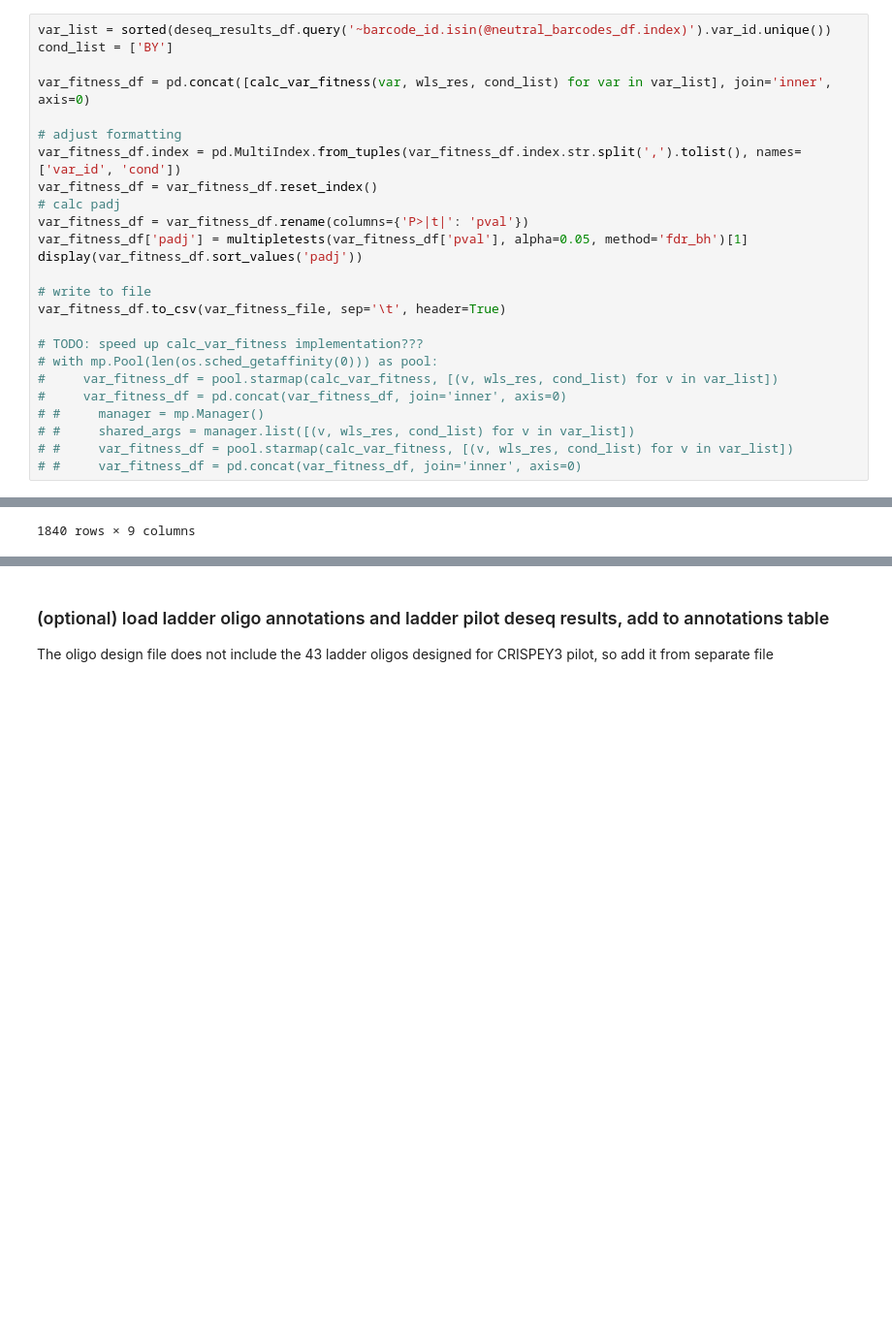
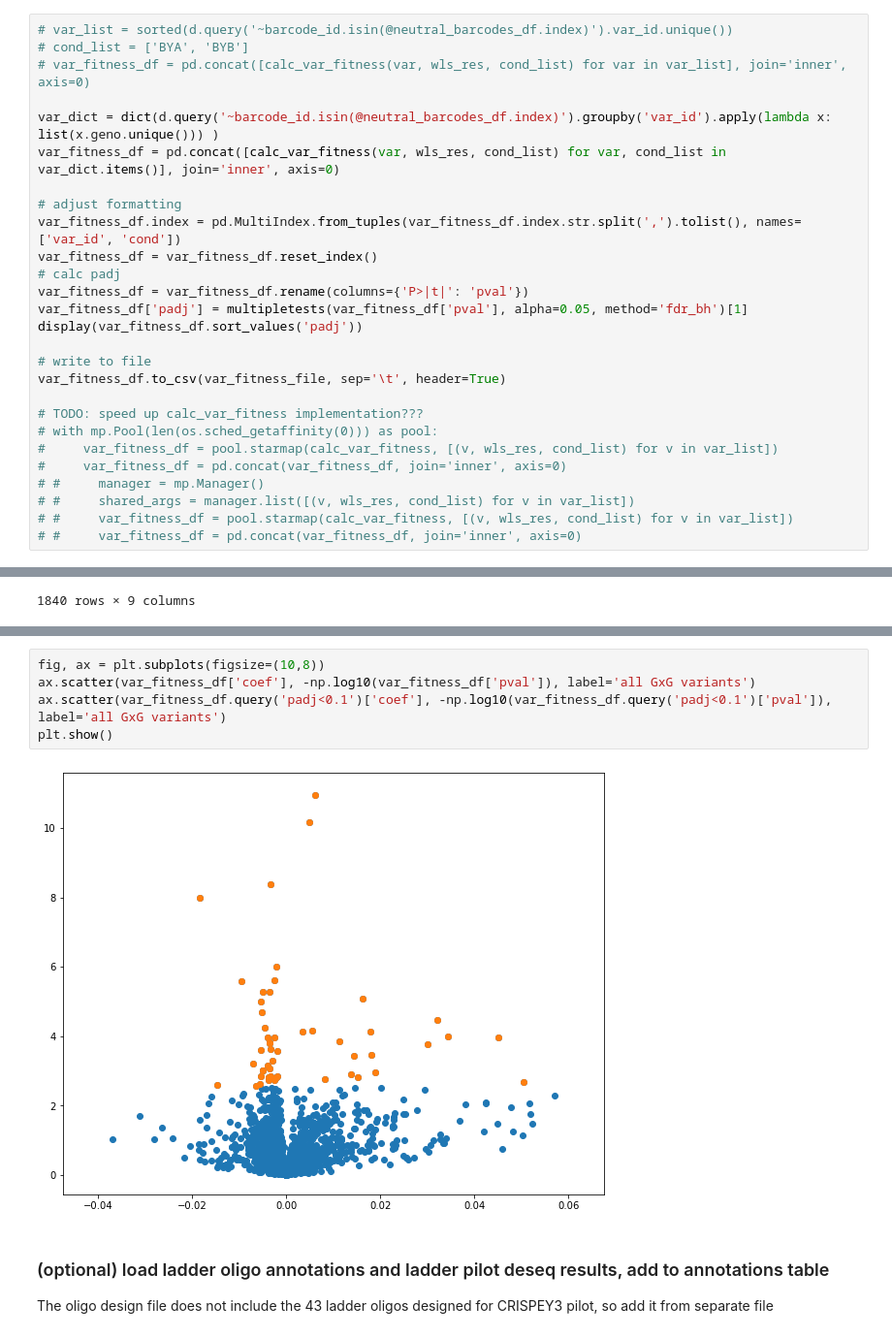
Before and after one commit to roy-ang/crispey3-epistasis, a Jupyter notebook: notebooks/analysis/crispey3-measure-fitness.ipynb, the cells around one changed output, grey strips where cells are left out. Shown: that part at 97% size. Drawn from its saved outputs; the diff is of its cells as text; blank space fills up the shorter version.

Commit message:
added var fitness and gxg interaction calc code

```diff
--- a/notebooks/analysis/crispey3-measure-fitness.ipynb
+++ b/notebooks/analysis/crispey3-measure-fitness.ipynb
@@ -360,10 +360,12 @@ def calc_cond_interactions(v, lm, conditions, alpha=0.05):
     # apply ttest and return result
     return lm.t_test(hyp).summary_frame(alpha=alpha, xname=test_names)
 # %%
-var_list = sorted(deseq_results_df.query('~barcode_id.isin(@neutral_barcodes_df.index)').var_id.unique())
-cond_list = ['BY']
+# var_list = sorted(d.query('~barcode_id.isin(@neutral_barcodes_df.index)').var_id.unique())
+# cond_list = ['BYA', 'BYB']
+# var_fitness_df = pd.concat([calc_var_fitness(var, wls_res, cond_list) for var in var_list], join='inner', axis=0)
 
-var_fitness_df = pd.concat([calc_var_fitness(var, wls_res, cond_list) for var in var_list], join='inner', axis=0)
+var_dict = dict(d.query('~barcode_id.isin(@neutral_barcodes_df.index)').groupby('var_id').apply(lambda x: list(x.geno.unique())) )
+var_fitness_df = pd.concat([calc_var_fitness(var, wls_res, cond_list) for var, cond_list in var_dict.items()], join='inner', axis=0)
 
 # adjust formatting
 var_fitness_df.index = pd.MultiIndex.from_tuples(var_fitness_df.index.str.split(',').tolist(), names=['var_id', 'cond'])
@@ -403,3 +442,10 @@ var_fitness_df.to_csv(var_fitness_file, sep='\t', header=True)
+# %%
+fig, ax = plt.subplots(figsize=(10,8))
+ax.scatter(var_fitness_df['coef'], -np.log10(var_fitness_df['pval']), label='all GxG variants')
+ax.scatter(var_fitness_df.query('padj<0.1')['coef'], -np.log10(var_fitness_df.query('padj<0.1')['pval']),  label='all GxG variants')
+plt.show()
+# %% [output]
+[figure, added]
 # %% [markdown]
 ### (optional) load ladder oligo annotations and ladder pilot deseq results, add to annotations table
 The oligo design file does not include the 43 ladder oligos designed for CRISPEY3 pilot, so add it from separate file
```
Also changed, not shown: parts of 6 cells of this notebook.
